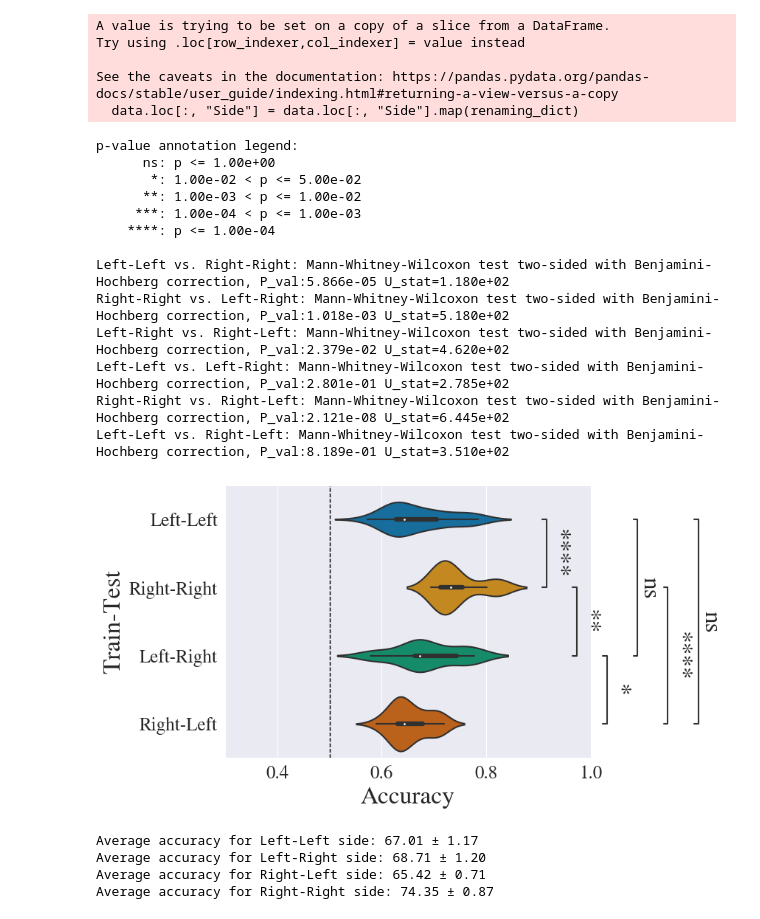
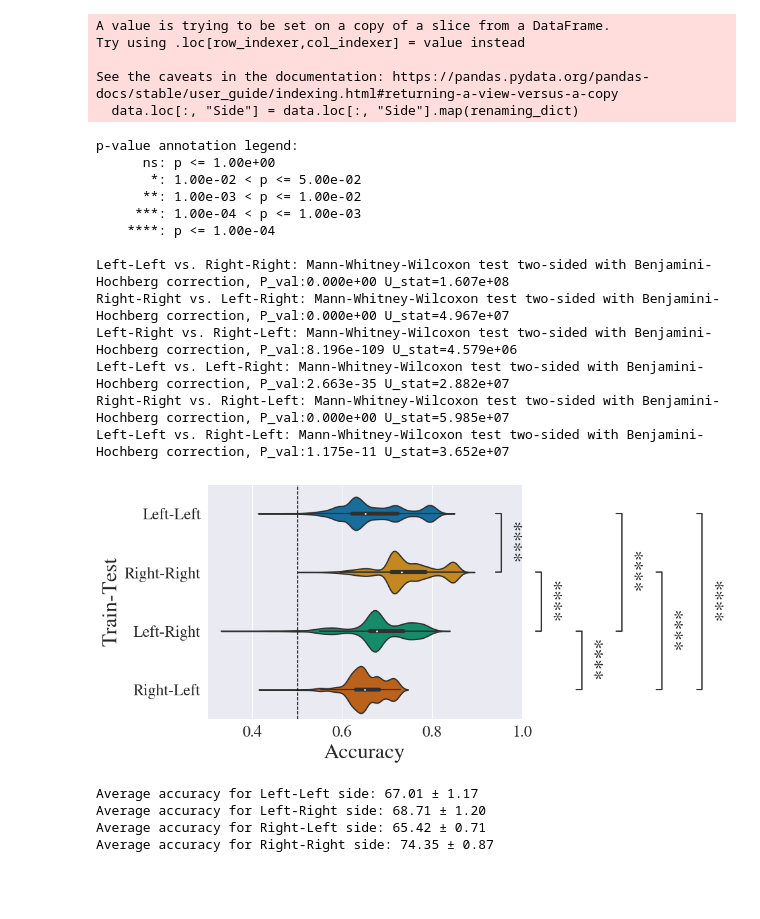
Before and after one commit to LeonardoAlchieri/LateralizationPhysiologicalWearables, a Jupyter notebook: plotting_notebooks/n_fold.ipynb, the cells around one changed output. Saved outputs shown, nothing was run; the diff lists cells and outputs as text; code cells hidden in the pictures; blank space fills up the shorter version.

Commit message:
Adding notebooks to test

```diff
--- a/plotting_notebooks/n_fold.ipynb
+++ b/plotting_notebooks/n_fold.ipynb
@@ -292,7 +292,7 @@ def clean_side_names(
 # %% [markdown]
 ## USILaughs
 # %%
-path_to_save_data_avgs = "../data.nosync/usilaughs/results/n_fold_fix_all.h5"
+path_to_save_data_avgs = "../data.nosync/usilaughs/results/n_fold_all.h5"
 
 order = [
     "Left-Left",
@@ -313,28 +313,28 @@ See the caveats in the documentation: https://pandas.pydata.org/pandas-docs/stab
 # %%
 make_violin_accuracy(
     data=all_results_no_dummy,
     sides=order,
-    path_to_save_fig="../final_visualizations/violin_n_fold_fix_accuracy_usilaughs.pdf",
+    path_to_save_fig="../final_visualizations/violin_n_fold_accuracy_usilaughs.pdf",
     xlim=(0.3,1),
     small_fontsize=18,
     medium_fontsize=24,
     large_fontsize=25,
 )
 # %% [output]
 p-value annotation legend:
       ns: p <= 1.00e+00
        *: 1.00e-02 < p <= 5.00e-02
       **: 1.00e-03 < p <= 1.00e-02
      ***: 1.00e-04 < p <= 1.00e-03
     ****: p <= 1.00e-04
 
-Left-Left vs. Right-Right: Mann-Whitney-Wilcoxon test two-sided with Benjamini-Hochberg correction, P_val:5.866e-05 U_stat=1.180e+02
-Right-Right vs. Left-Right: Mann-Whitney-Wilcoxon test two-sided with Benjamini-Hochberg correction, P_val:1.018e-03 U_stat=5.180e+02
-Left-Right vs. Right-Left: Mann-Whitney-Wilcoxon test two-sided with Benjamini-Hochberg correction, P_val:2.379e-02 U_stat=4.620e+02
-Left-Left vs. Left-Right: Mann-Whitney-Wilcoxon test two-sided with Benjamini-Hochberg correction, P_val:2.801e-01 U_stat=2.785e+02
-Right-Right vs. Right-Left: Mann-Whitney-Wilcoxon test two-sided with Benjamini-Hochberg correction, P_val:2.121e-08 U_stat=6.445e+02
-Left-Left vs. Right-Left: Mann-Whitney-Wilcoxon test two-sided with Benjamini-Hochberg correction, P_val:8.189e-01 U_stat=3.510e+02
+Left-Left vs. Right-Right: Mann-Whitney-Wilcoxon test two-sided with Benjamini-Hochberg correction, P_val:0.000e+00 U_stat=1.607e+08
+Right-Right vs. Left-Right: Mann-Whitney-Wilcoxon test two-sided with Benjamini-Hochberg correction, P_val:0.000e+00 U_stat=4.967e+07
+Left-Right vs. Right-Left: Mann-Whitney-Wilcoxon test two-sided with Benjamini-Hochberg correction, P_val:8.196e-109 U_stat=4.579e+06
+Left-Left vs. Left-Right: Mann-Whitney-Wilcoxon test two-sided with Benjamini-Hochberg correction, P_val:2.663e-35 U_stat=2.882e+07
+Right-Right vs. Right-Left: Mann-Whitney-Wilcoxon test two-sided with Benjamini-Hochberg correction, P_val:0.000e+00 U_stat=5.985e+07
+Left-Left vs. Right-Left: Mann-Whitney-Wilcoxon test two-sided with Benjamini-Hochberg correction, P_val:1.175e-11 U_stat=3.652e+07
-[figure, old version]
+[figure, new version]
 # %%
 average_acc = all_results_no_dummy.groupby('Train-Test')['Accuracy'].mean()
 # NOTE: this error estimation is not actually correct.
```
Also changed, not shown: 3 other files.
